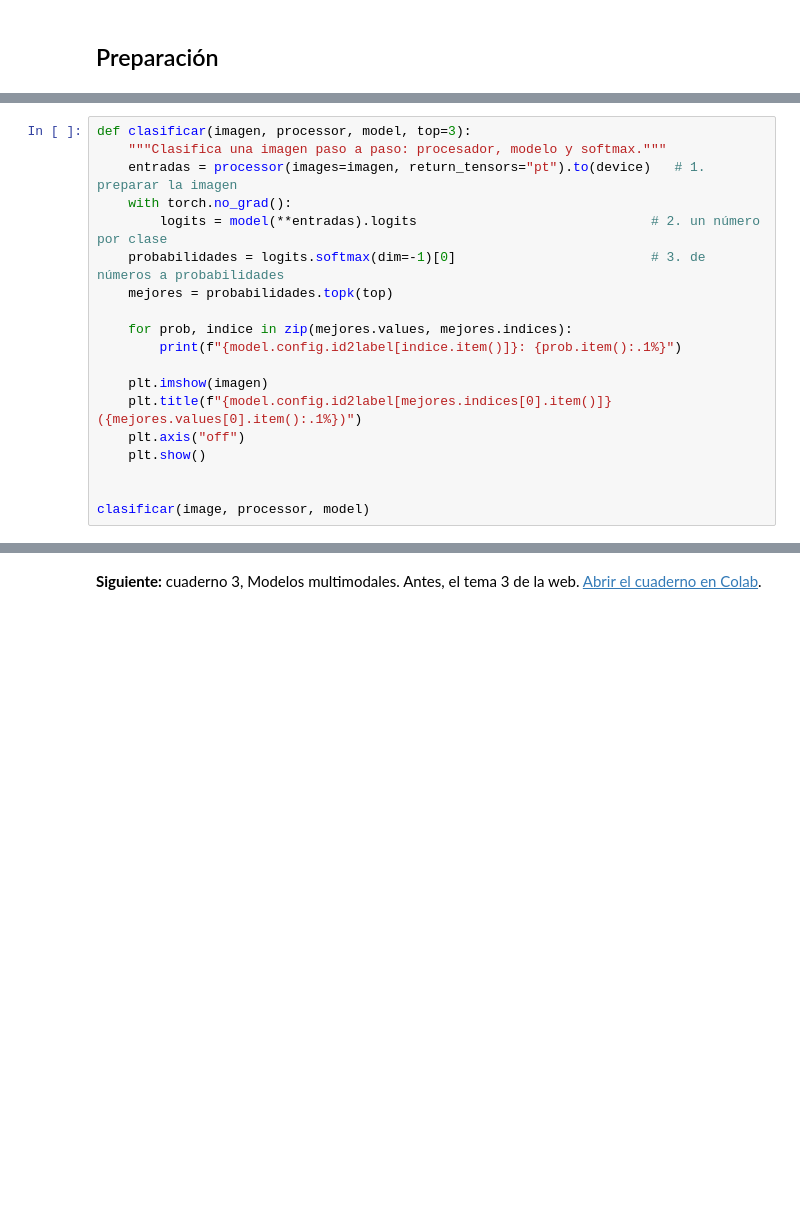
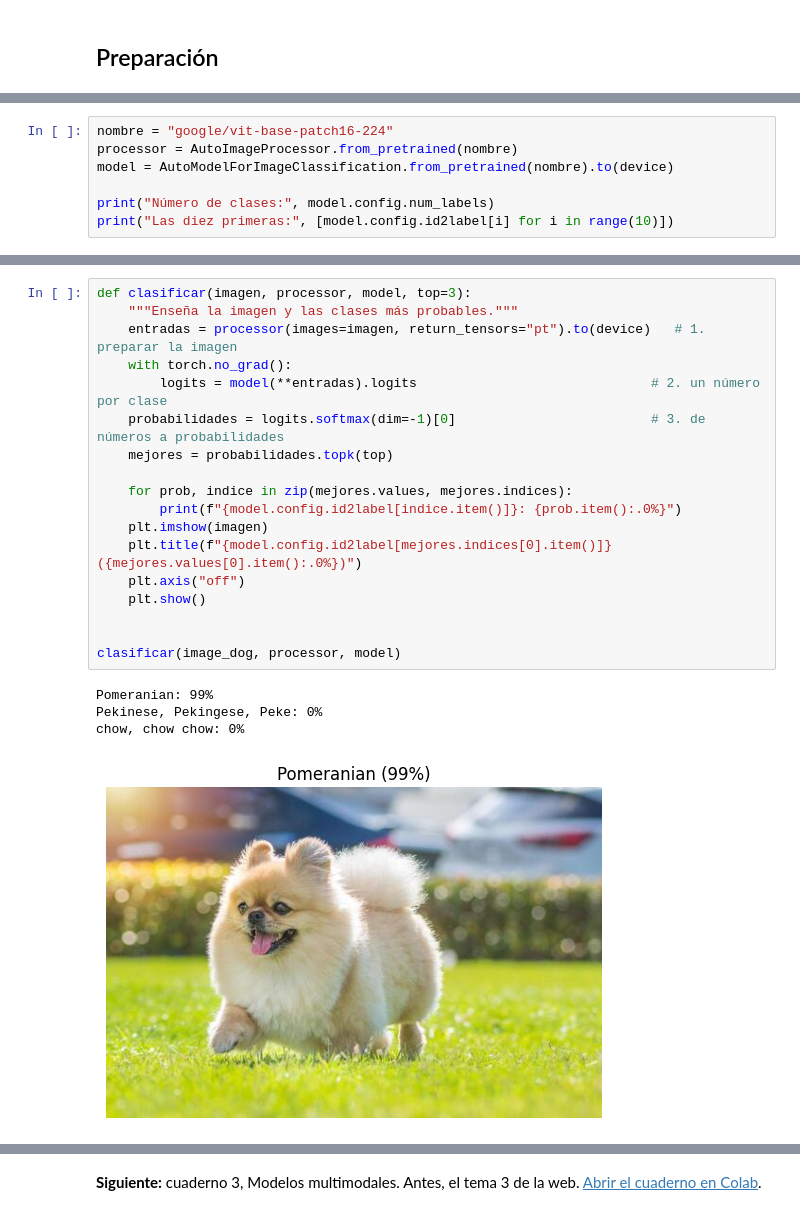
Before and after one commit to sergiovillanueva/Modelos_Fundacionales, a Jupyter notebook: 2_HF_Intro.ipynb, the cells around one changed output, grey strips where cells are left out. Drawn from its saved outputs; the diff is of its cells as text; blank space fills up the shorter version.

```diff
--- a/2_HF_Intro.ipynb
+++ b/2_HF_Intro.ipynb
@@ -93,19 +18,0 @@ print("Las diez primeras:", [model.config.id2label[i] for i in range(10)])
-# %%
-def clasificar(imagen, processor, model, top=3):
-    """Clasifica una imagen paso a paso: procesador, modelo y softmax."""
-    entradas = processor(images=imagen, return_tensors="pt").to(device)   # 1. preparar la imagen
-    with torch.no_grad():
-        logits = model(**entradas).logits                              # 2. un número por clase
-    probabilidades = logits.softmax(dim=-1)[0]                         # 3. de números a probabilidades
-    mejores = probabilidades.topk(top)
-
-    for prob, indice in zip(mejores.values, mejores.indices):
-        print(f"{model.config.id2label[indice.item()]}: {prob.item():.1%}")
-
-    plt.imshow(imagen)
-    plt.title(f"{model.config.id2label[mejores.indices[0].item()]} ({mejores.values[0].item():.1%})")
-    plt.axis("off")
-    plt.show()
-
-
-clasificar(image, processor, model)
@@ -216,0 +73,7 @@ def detectar_por_dentro(imagen, nombre_modelo, umbral=0.5):
+# %%
+nombre = "google/vit-base-patch16-224"
+processor = AutoImageProcessor.from_pretrained(nombre)
+model = AutoModelForImageClassification.from_pretrained(nombre).to(device)
+
+print("Número de clases:", model.config.num_labels)
+print("Las diez primeras:", [model.config.id2label[i] for i in range(10)])
@@ -216,0 +87,23 @@ def detectar_por_dentro(imagen, nombre_modelo, umbral=0.5):
+# %%
+def clasificar(imagen, processor, model, top=3):
+    """Enseña la imagen y las clases más probables."""
+    entradas = processor(images=imagen, return_tensors="pt").to(device)   # 1. preparar la imagen
+    with torch.no_grad():
+        logits = model(**entradas).logits                              # 2. un número por clase
+    probabilidades = logits.softmax(dim=-1)[0]                         # 3. de números a probabilidades
+    mejores = probabilidades.topk(top)
+
+    for prob, indice in zip(mejores.values, mejores.indices):
+        print(f"{model.config.id2label[indice.item()]}: {prob.item():.0%}")
+    plt.imshow(imagen)
+    plt.title(f"{model.config.id2label[mejores.indices[0].item()]} ({mejores.values[0].item():.0%})")
+    plt.axis("off")
+    plt.show()
+
+
+clasificar(image_dog, processor, model)
+# %% [output]
+Pomeranian: 99%
+Pekinese, Pekingese, Peke: 0%
+chow, chow chow: 0%
+[figure, added]
```
Also changed, not shown: parts of 41 cells of this notebook, 22 other files.
